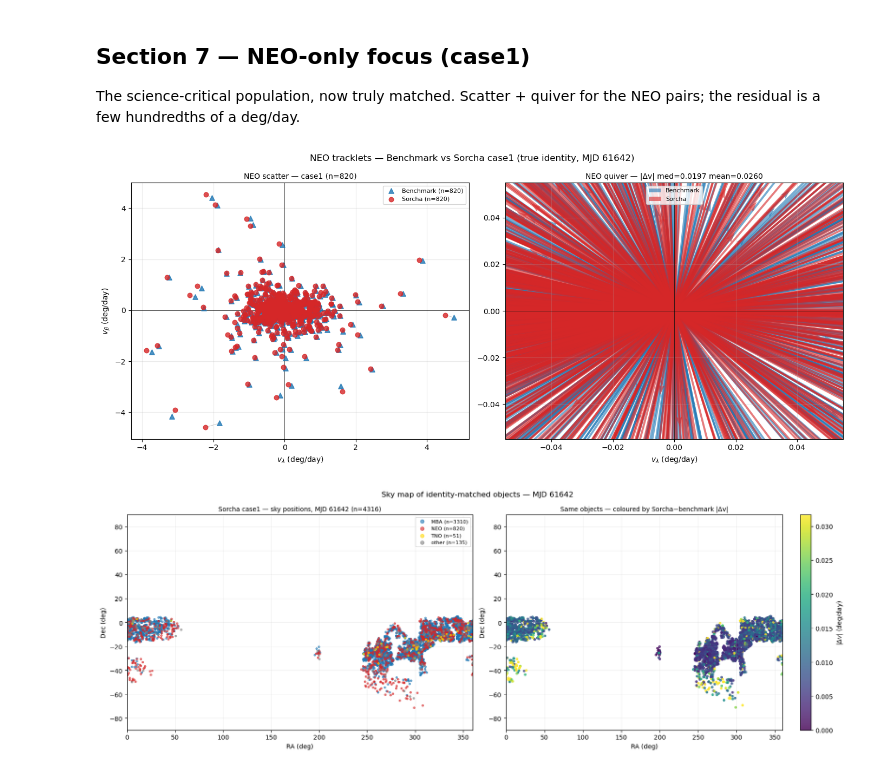
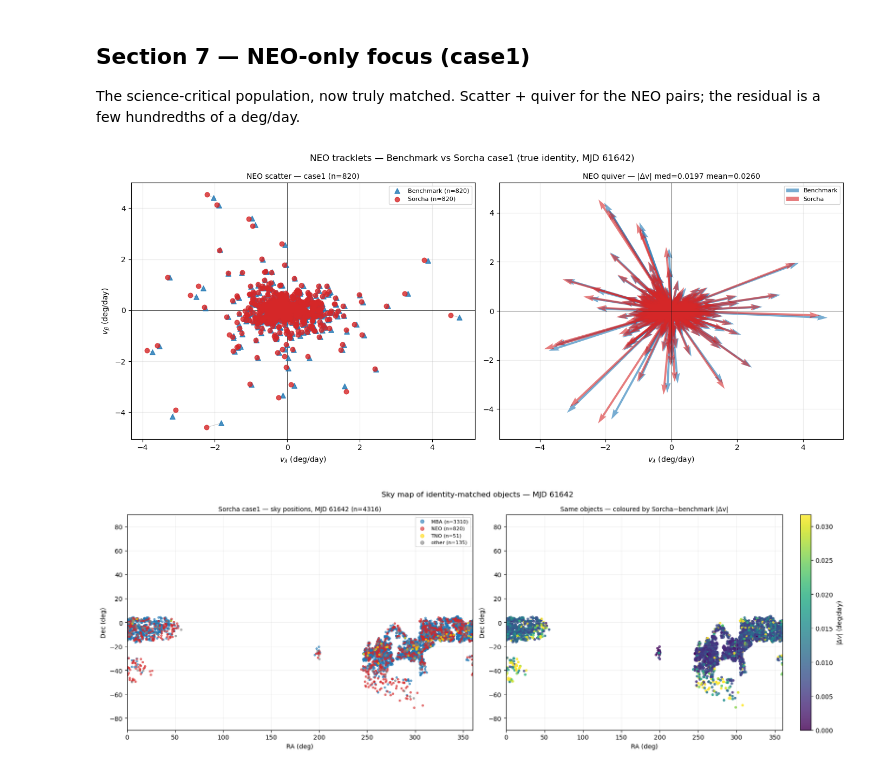
Before and after one commit to devanshi-s04/neomod, a Jupyter notebook: nbody_tracklet_velocity_benchmark_night61642_identity.ipynb, the cells around one changed output. Drawn from its saved outputs; the diff is of its cells as text; code cells hidden in the pictures.

```diff
--- a/nbody_tracklet_velocity_benchmark_night61642_identity.ipynb
+++ b/nbody_tracklet_velocity_benchmark_night61642_identity.ipynb
@@ -20,6 +20,7 @@ by Section 1.
 import numpy as np
 import pandas as pd
 import matplotlib.pyplot as plt
+from pathlib import Path
 
 NIGHT     = 61642
 GRID_LIM  = 140.0        # |dlon_from_antisun| grid restriction (deg)
@@ -31,6 +32,13 @@ CASE_LAB = {
     'case2': 'case2 (tk=3, sep=0.5" — real LSST)',
     'case3': 'case3 (tk=1, sep≈0, baseline)',
 }
+SORCHA_CASE_FILES = {
+    'case1': 'sorcha_comparison_case1.parquet',
+    'case2': 'sorcha_comparison_case2.parquet',
+    'case3': 'sorcha_comparison_case3.parquet',
+}
+FIG_DIR = Path('Figures')
+FIG_DIR.mkdir(exist_ok=True)
 # %%
 # ── load identity benchmark, restrict to grid, index by true S3M id ────────────────
 bench = pd.read_parquet(BENCH)
@@ -41,8 +49,11 @@ print(f'  pops: {dict(bench.population.value_counts())}')
 
 # ── true-identity join: sorcha.ObjID == benchmark.s3m_objid ────────────────────
 matched = {}
-for c in ['case1','case2','case3']:
-    df = pd.read_parquet(f'docs/sorcha_comparison_{c}.parquet')
+for c, path in SORCHA_CASE_FILES.items():
+    if not Path(path).exists():
+        print(f'{c}: missing {path}; skipping')
+        continue
+    df = pd.read_parquet(path)
     n = df[df.night == NIGHT]
     j = n.join(bg[['vlam','vbeta','population','dlon_from_antisun_deg']],
                on='ObjID', rsuffix='_b', how='inner')
@@ -312,34 +341,38 @@ residual is a few hundredths of a deg/day.
 # %%
 fig, axes = plt.subplots(1, 2, figsize=(14, 6))
 neo = matched['case1'][matched['case1'].population == 'NEO']
 n = len(neo)
 
 ax = axes[0]
 for _, row in neo.iterrows():
     ax.plot([row.vlam_b, row.vlam], [row.vbeta_b, row.vbeta], color='gray', lw=0.6, alpha=0.5, zorder=1)
 ax.scatter(neo.vlam_b, neo.vbeta_b, marker='^', s=45, alpha=0.8, color='tab:blue', label=f'Benchmark (n={n})', zorder=3)
 ax.scatter(neo.vlam, neo.vbeta, marker='o', s=38, alpha=0.8, color='tab:red', label=f'Sorcha (n={n})', zorder=4)
 ax.axhline(0, color='k', lw=0.5); ax.axvline(0, color='k', lw=0.5)
 ax.set_xlabel(r'$v_\lambda$ (deg/day)'); ax.set_ylabel(r'$v_\beta$ (deg/day)')
 ax.legend(fontsize=8); ax.grid(alpha=0.25)
 ax.set_title(f'NEO scatter — case1 (n={n})', fontsize=10)
 
 ax = axes[1]
 z = np.zeros(n)
 ax.quiver(z, z, neo.vlam_b.values, neo.vbeta_b.values, color='tab:blue', alpha=0.6,
           angles='xy', scale_units='xy', scale=1, width=0.006, label='Benchmark')
 ax.quiver(z, z, neo.vlam.values, neo.vbeta.values, color='tab:red', alpha=0.6,
           angles='xy', scale_units='xy', scale=1, width=0.006, label='Sorcha')
 ax.axhline(0, color='k', lw=0.5); ax.axvline(0, color='k', lw=0.5)
+# quiver's autoscale only looks at the (x,y) anchor points (all (0,0) here), not the arrow tips --
+# without an explicit limit the axes default to a tiny window around the origin. Match panel 0's range.
+lim = max(neo.vlam_b.abs().max(), neo.vlam.abs().max(), neo.vbeta_b.abs().max(), neo.vbeta.abs().max()) * 1.1
+ax.set_xlim(-lim, lim); ax.set_ylim(-lim, lim)
 ax.set_xlabel(r'$v_\lambda$ (deg/day)')
 ax.legend(fontsize=8); ax.grid(alpha=0.25)
 ax.set_title(f'NEO quiver — |Δv| med={neo.dv.median():.4f} mean={neo.dv.mean():.4f}', fontsize=10)
 fig.suptitle(f'NEO tracklets — Benchmark vs Sorcha case1 (true identity, MJD {NIGHT})', fontsize=12)
 plt.tight_layout()
 plt.savefig('Figures/nbody_id_neo_case1.png', dpi=150, bbox_inches='tight')
 plt.show()
 # %% [output]
-[figure, old version]
+[figure, new version]
 # %%
 j = matched['case1']
 
```
Also changed, not shown: parts of 6 cells of this notebook, 14 other files.
